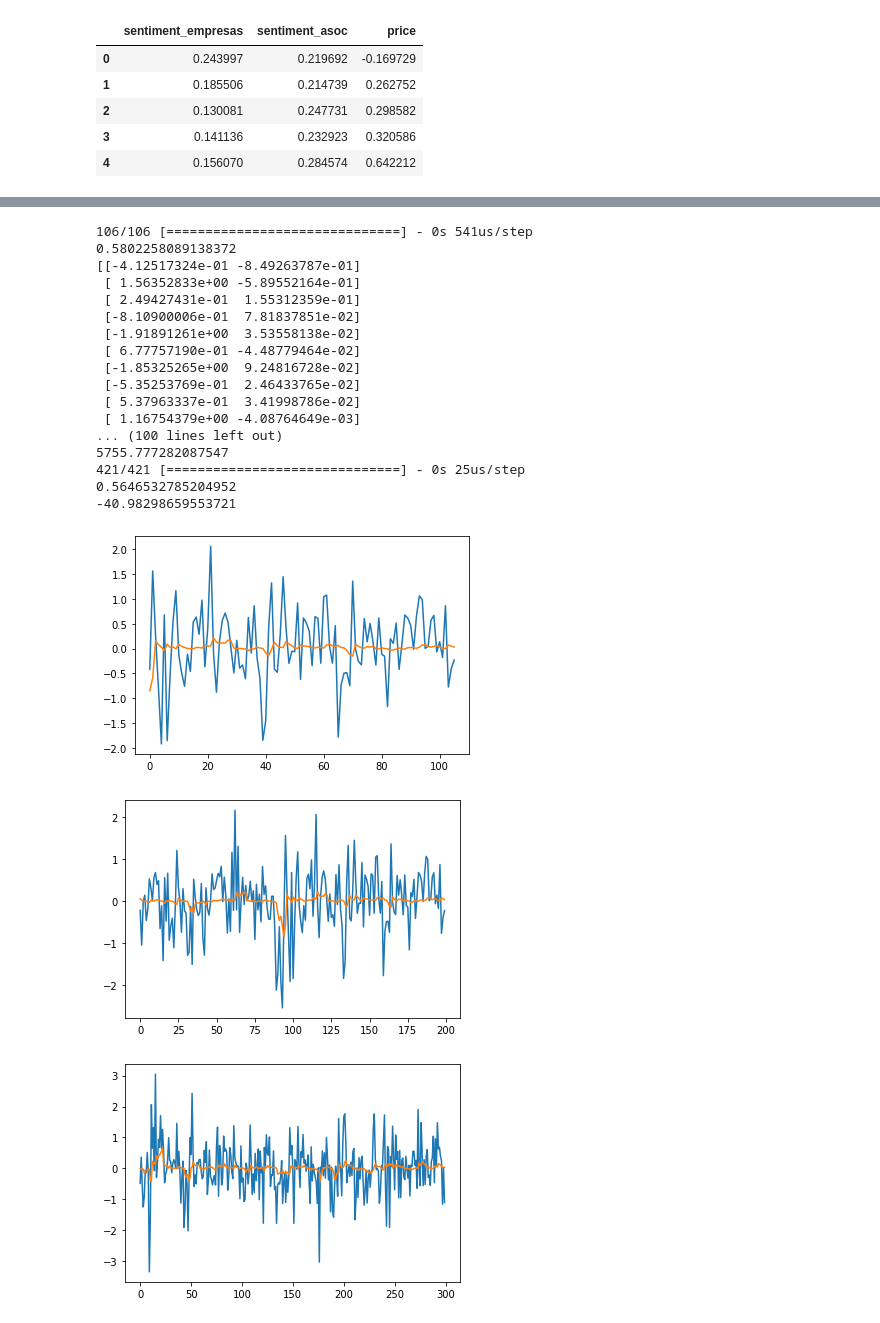
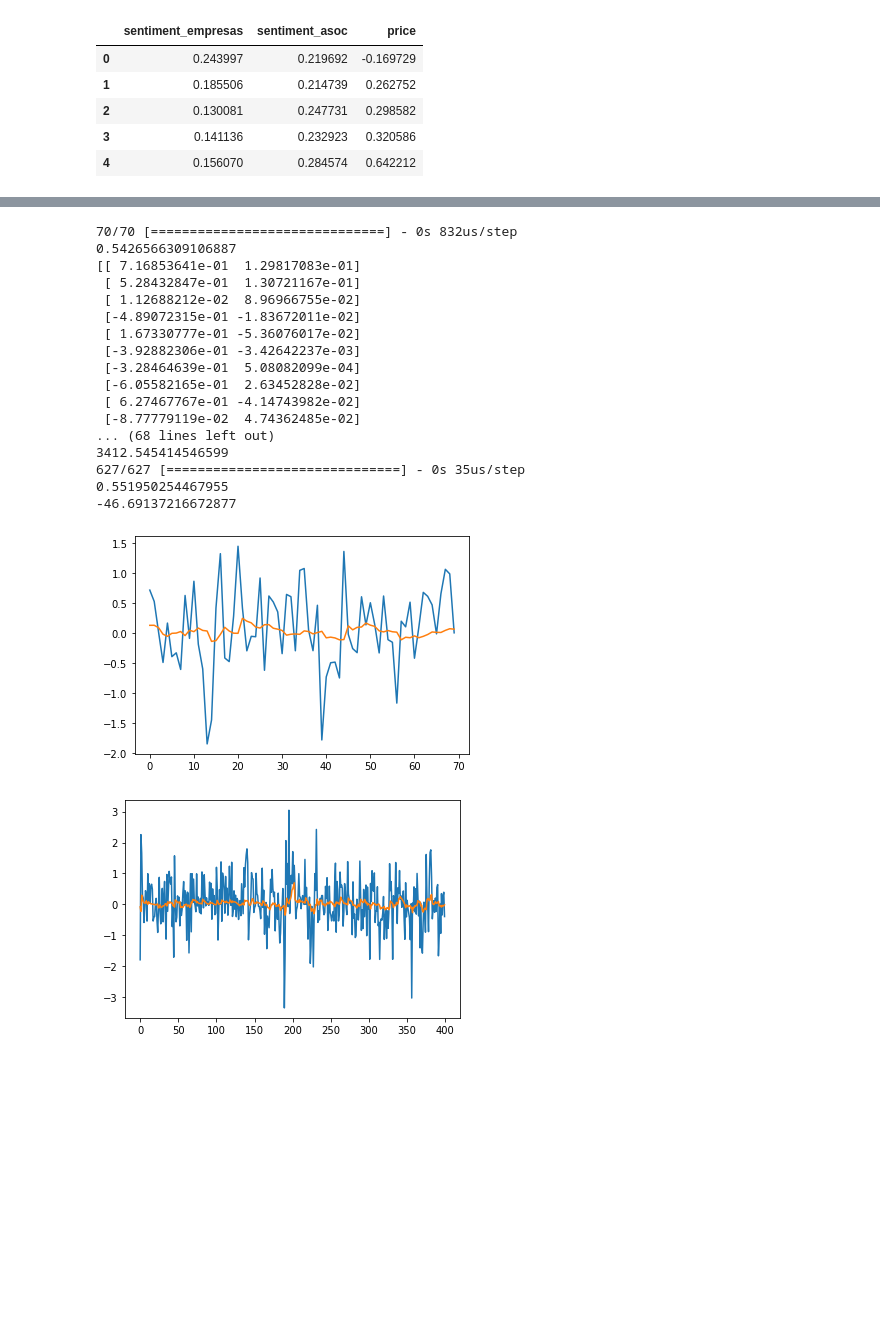
Before and after one commit to news-scrapers/twitter-data-scripts-analysis, a Jupyter notebook: neural_network_models/models_regresion_nn_pe.ipynb, the cells around one changed output, grey strips where cells are left out. Cells and saved outputs as stored; diff of their text form; code cells hidden in the pictures; blank space fills up the shorter version.

```diff
--- a/neural_network_models/models_regresion_nn_pe.ipynb
+++ b/neural_network_models/models_regresion_nn_pe.ipynb
@@ -86,7 +88,7 @@ df.head()
 | 4 | 0.156070 | 0.284574 | 0.642212 |
 # %%
 filename_asoc = "../data/grouped_data_day_mean_tweets_sentimentdata-scraper_asociaciones_peru-2016-2020.csv"
-filename_empresas ="../data/grouped_data_day_mean_tweets_sentimentdata-scraper_empresas_peru_2018-2020.csv"
+filename_empresas ="../data/grouped_data_day_mean_tweets_sentimentdata-scraper_empresas_peru_2017-2020.csv"
 filename_precios_bolsa = "../data/pe_bvl_mean_day.csv"
 
 df_asoc = pd.read_csv(filename_asoc, sep=";")
@@ -111,7 +113,7 @@ df_total['sentiment_empresas'] = df_total['sentiment_empresas'].astype(float)
 df_total['peru_change'] = df_total['peru_change'].astype(float)
 
 
-df_total = df_total[:-100]
+df_total = df_total[:-110]
 df_total
 # %% [output]
 |  | normalised_date | sentiment_asociacones | sentiment_empresas | date | peru_change |
@@ -179,7 +181,7 @@ print(X.shape, Y.shape)
 # %%
 
 train_X, test_X, train_y, test_y = train_test_split(
-X, Y, test_size=0.20, shuffle=False)
+X, Y, test_size=0.10, shuffle=False)
 
 '''
 train_X, test_X, train_y, test_y = train_test_split(
@@ -282,5 +284,4 @@ Epoch 100/100
 # %%
-
 #https://datascience.stackexchange.com/a/45172
 from sklearn.metrics import classification_report
 from sklearn.metrics import mean_absolute_error
@@ -296,11 +297,6 @@ M = np.column_stack((test_y, y_pred))
 #test_y_un = scaler.inverse_transform(test_y.reshape((len(test_y),1)))
 
 print(M)
-
-
-plot1 = plt.figure(1)
-plt.plot(M)
-
 
 
 print("---")
@@ -309,53 +305,56 @@ print("---")
 #print(df_total.values[-3:])
 
 
 def mean_absolute_percentage_error(y_true, y_pred):
 
     ## Note: does not handle mix 1d representation
     #if _is_1d(y_true):
     #    y_true, y_pred = _check_1d_array(y_true, y_pred)
 
     return np.mean(np.abs((y_true - y_pred) / y_true)) * 100
 
 y_pred = model.predict(X, batch_size=40, verbose=1)
 print(mean_absolute_error(Y, y_pred))
 print(r2_score(y_pred,Y))
 print(mean_absolute_percentage_error(y_pred,Y))
 
 
+y_pred_test = model.predict(test_X, batch_size=40, verbose=1)
+print(mean_absolute_error(test_y, y_pred_test))
+print(r2_score(y_pred_test,test_y))
+print(mean_absolute_percentage_error(y_pred_test,test_y))
 
-M = np.column_stack((Y, y_pred))
+M = np.column_stack((test_y, y_pred_test))
 plot1 = plt.figure(2)
-plt.plot(M[-200:])
+plt.plot(M)
 
 y_pred_train = model.predict(train_X, batch_size=40, verbose=1)
 print(mean_absolute_error(train_y, y_pred_train))
 print(r2_score(y_pred_train,train_y))
 
 M = np.column_stack((train_y, y_pred_train))
 
 plot1 = plt.figure(3)
-plt.plot(M[:300])
+plt.plot(M[:400])
 
 plt.show()
 # %% [output]
-106/106 [==============================] - 0s 541us/step
-0.5802258089138372
-[[-4.12517324e-01 -8.49263787e-01]
- [ 1.56352833e+00 -5.89552164e-01]
- [ 2.49427431e-01  1.55312359e-01]
- [-8.10900006e-01  7.81837851e-02]
- [-1.91891261e+00  3.53558138e-02]
- [ 6.77757190e-01 -4.48779464e-02]
- [-1.85325265e+00  9.24816728e-02]
- [-5.35253769e-01  2.46433765e-02]
- [ 5.37963337e-01  3.41998786e-02]
- [ 1.16754379e+00 -4.08764649e-03]
-... (100 lines left out)
-5755.777282087547
-421/421 [==============================] - 0s 25us/step
-0.5646532785204952
--40.98298659553721
+70/70 [==============================] - 0s 832us/step
+0.5426566309106887
+[[ 7.16853641e-01  1.29817083e-01]
+ [ 5.28432847e-01  1.30721167e-01]
+ [ 1.12688212e-02  8.96966755e-02]
+ [-4.89072315e-01 -1.83672011e-02]
+ [ 1.67330777e-01 -5.36076017e-02]
+ [-3.92882306e-01 -3.42642237e-03]
+ [-3.28464639e-01  5.08082099e-04]
+ [-6.05582165e-01  2.63452828e-02]
+ [ 6.27467767e-01 -4.14743982e-02]
+ [-8.77779119e-02  4.74362485e-02]
+... (68 lines left out)
+3412.545414546599
+627/627 [==============================] - 0s 35us/step
+0.551950254467955
+-46.69137216672877
-[figure, old version]
+[figure, new version]
-[figure, old version]
+[figure, new version]
-[figure, removed]
```
Also changed, not shown: parts of 10 cells of this notebook, 12 other files.
